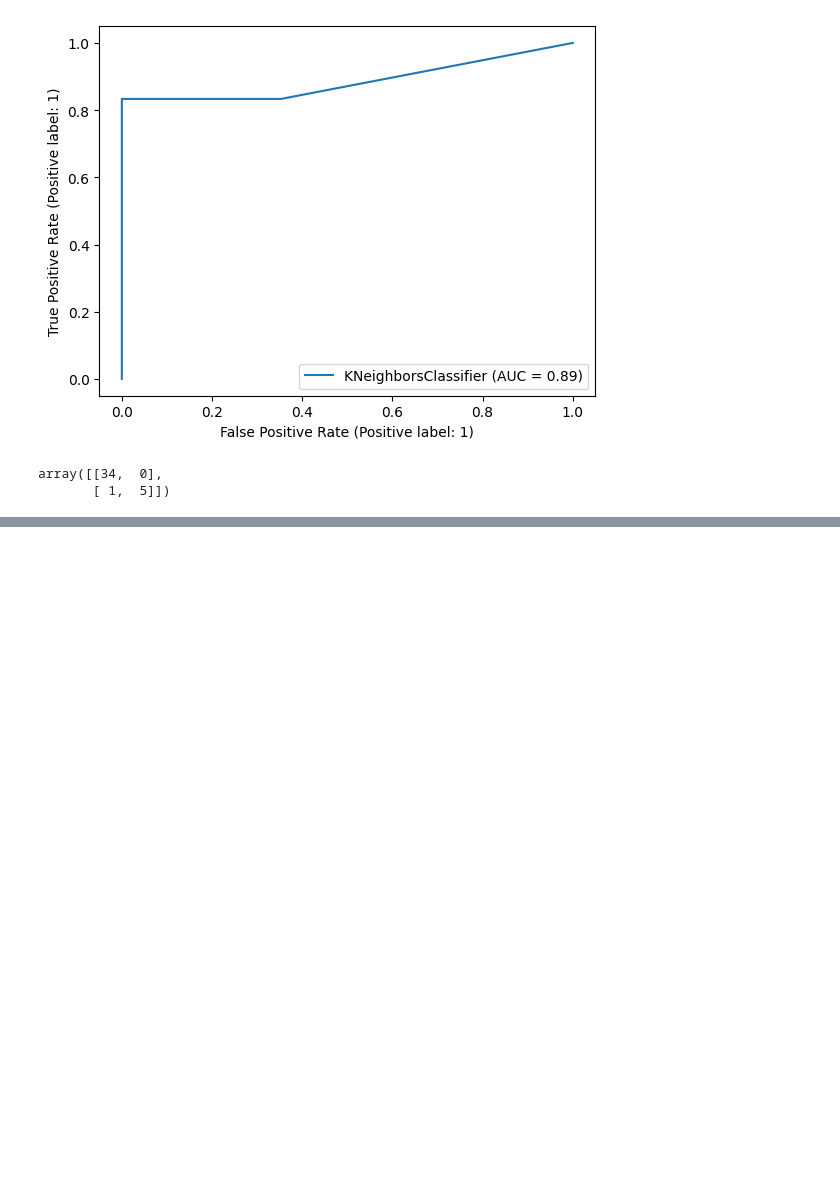
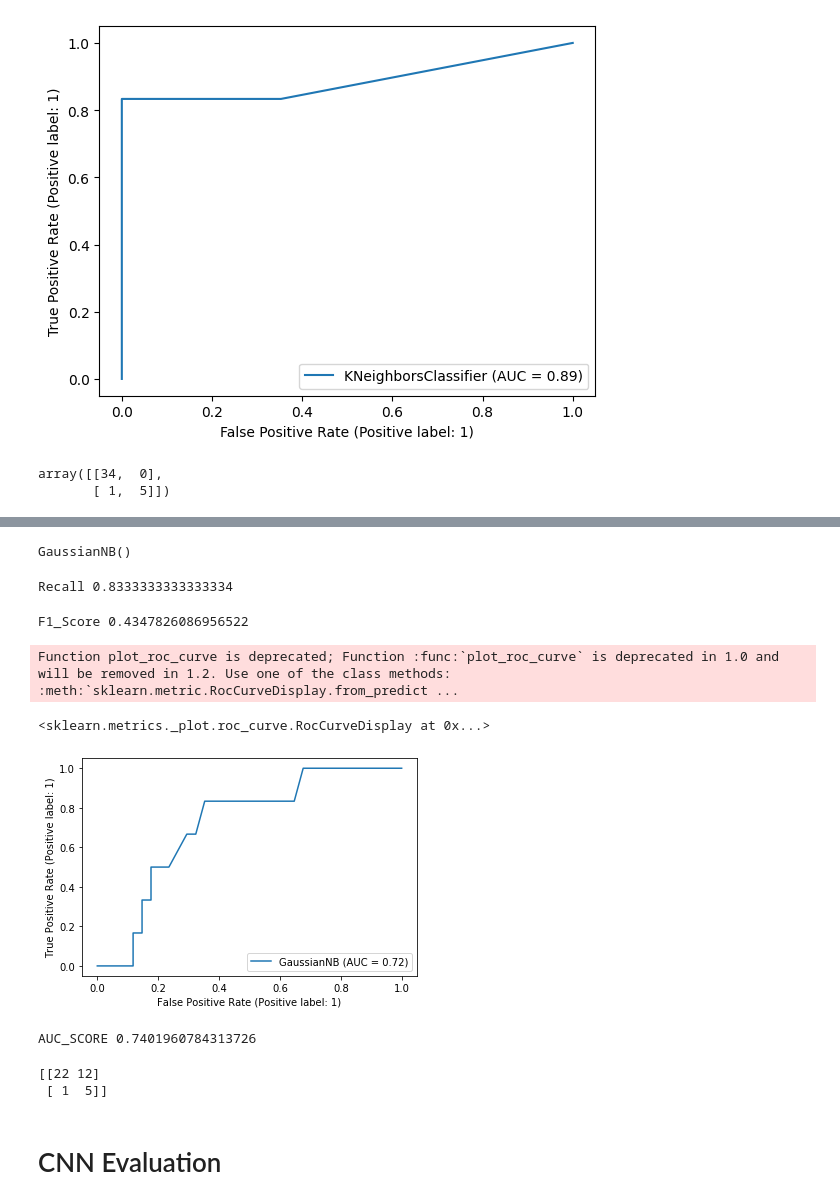
Before and after one commit to mducat/CECS550, a Jupyter notebook: 5_model_eval.ipynb, the cells around one changed output, grey strips where cells are left out. Cells and saved outputs as stored; diff of their text form; code cells hidden in the pictures; blank space fills up the shorter version.

```diff
--- a/5_model_eval.ipynb
+++ b/5_model_eval.ipynb
@@ -67,0 +82,9 @@ array([[34,  0],
+# %%
+from sklearn.naive_bayes import GaussianNB
+from sklearn.metrics import accuracy_score, precision_score, recall_score, f1_score, roc_curve, roc_auc_score, confusion_matrix
+
+# Train the Naive Bayes classifier
+nb_classifier = GaussianNB()
+nb_classifier.fit(X_train, Y_train)
+# %% [output]
+GaussianNB()
@@ -67,0 +99,4 @@ array([[34,  0],
+# %%
+print("Recall",recall)
+# %% [output]
+Recall 0.8333333333333334
@@ -67,0 +105,27 @@ array([[34,  0],
+# %%
+print("F1_Score",f1)
+# %% [output]
+F1_Score 0.4347826086956522
+# %%
+
+
+from sklearn.metrics import plot_roc_curve
+
+plot_roc_curve(nb_classifier, X_test, Y_test)
+# %% [output]
+Function plot_roc_curve is deprecated; Function :func:`plot_roc_curve` is deprecated in 1.0 and will be removed in 1.2. Use one of the class methods: :meth:`sklearn.metric.RocCurveDisplay.from_predict ...
+<sklearn.metrics._plot.roc_curve.RocCurveDisplay at 0x...>
+[figure, added]
+# %%
+auc = roc_auc_score(Y_test, y_pred)
+print("AUC_SCORE",auc)
+# %% [output]
+AUC_SCORE 0.7401960784313726
+# %%
+conf_matrix = confusion_matrix(Y_test, y_pred)
+print(conf_matrix)
+# %% [output]
+[[22 12]
+ [ 1  5]]
+# %% [markdown]
+# CNN Evaluation
```
Also changed, not shown: parts of 19 cells of this notebook.
